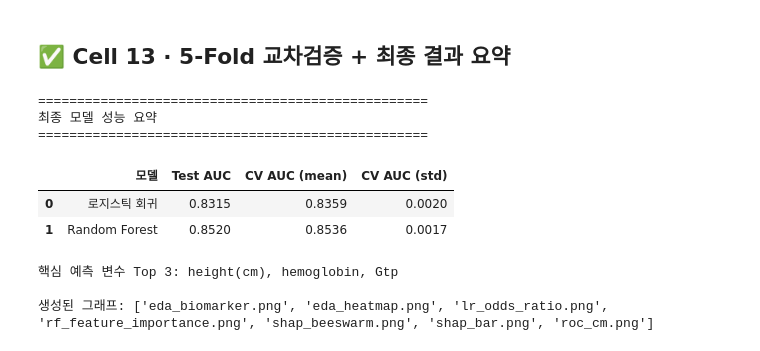
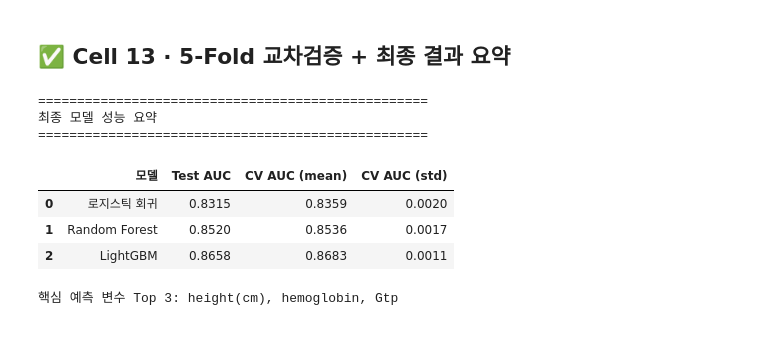
Before and after one commit to runmc3812/Healthcare_Informatics_Integration-2026-, a Jupyter notebook: 4조/smoker_biosignal_analysis.ipynb, the cells around one changed output. Cells and saved outputs as stored; diff of their text form; code cells hidden in the pictures.

```diff
--- a/4조/smoker_biosignal_analysis.ipynb
+++ b/4조/smoker_biosignal_analysis.ipynb
@@ -368,0 +371,20 @@ plt.show()
+# %%
+!pip install -q lightgbm
+from lightgbm import LGBMClassifier
+
+lgbm = LGBMClassifier(
+    n_estimators=500, learning_rate=0.05,
+    max_depth=6, num_leaves=63,
+    subsample=0.8, colsample_bytree=0.8,
+    random_state=42, n_jobs=-1, verbose=-1
+)
+lgbm.fit(X_train, y_train,
+         eval_set=[(X_test, y_test)],
+         callbacks=[])
+
+y_prob_lgbm = lgbm.predict_proba(X_test)[:, 1]
+y_pred_lgbm = lgbm.predict(X_test)
+auc_lgbm    = roc_auc_score(y_test, y_prob_lgbm)
+
+print(f"LightGBM  AUC: {auc_lgbm:.4f}\n")
+print(classification_report(y_test, y_pred_lgbm, target_names=['비흡연자', '흡연자']))
@@ -426,34 +503,32 @@ plt.show()
 # %% [markdown]
 ## ✅ Cell 13 · 5-Fold 교차검증 + 최종 결과 요약
 # %%
-cv    = StratifiedKFold(n_splits=5, shuffle=True, random_state=42)
-cv_lr = cross_val_score(lr_pipe, X, y, cv=cv, scoring='roc_auc', n_jobs=-1)
-cv_rf = cross_val_score(rf,      X, y, cv=cv, scoring='roc_auc', n_jobs=-1)
+# Cell 13 교체 전체 코드
+cv      = StratifiedKFold(n_splits=5, shuffle=True, random_state=42)
+cv_lr   = cross_val_score(lr_pipe, X, y, cv=cv, scoring='roc_auc', n_jobs=-1)
+cv_rf   = cross_val_score(rf,      X, y, cv=cv, scoring='roc_auc', n_jobs=-1)
+cv_lgbm = cross_val_score(lgbm,    X, y, cv=cv, scoring='roc_auc', n_jobs=-1)
 
 result = pd.DataFrame({
-    '모델'         : ['로지스틱 회귀', 'Random Forest'],
-    'Test AUC'     : [round(auc_lr, 4), round(auc_rf, 4)],
-    'CV AUC (mean)': [round(cv_lr.mean(), 4), round(cv_rf.mean(), 4)],
-    'CV AUC (std)' : [round(cv_lr.std(), 4),  round(cv_rf.std(), 4)],
+    '모델'         : ['로지스틱 회귀', 'Random Forest', 'LightGBM'],
+    'Test AUC'     : [round(auc_lr,4), round(auc_rf,4), round(auc_lgbm,4)],
+    'CV AUC (mean)': [round(cv_lr.mean(),4), round(cv_rf.mean(),4), round(cv_lgbm.mean(),4)],
+    'CV AUC (std)' : [round(cv_lr.std(),4),  round(cv_rf.std(),4),  round(cv_lgbm.std(),4)],
 })
 print('=' * 50)
 print('최종 모델 성능 요약')
 print('=' * 50)
 display(result)
 
 top3 = (pd.DataFrame({'변수': FEATURE_COLS, '중요도': rf.feature_importances_})
         .sort_values('중요도', ascending=False).head(3)['변수'].tolist())
 print(f"\n핵심 예측 변수 Top 3: {', '.join(top3)}")
-print("\n생성된 그래프:",
-      ['eda_biomarker.png','eda_heatmap.png','lr_odds_ratio.png',
-       'rf_feature_importance.png','shap_beeswarm.png','shap_bar.png','roc_cm.png'])
 # %% [output]
 ==================================================
 최종 모델 성능 요약
 ==================================================
 |  | 모델 | Test AUC | CV AUC (mean) | CV AUC (std) |
 | 0 | 로지스틱 회귀 | 0.8315 | 0.8359 | 0.0020 |
 | 1 | Random Forest | 0.8520 | 0.8536 | 0.0017 |
+| 2 | LightGBM | 0.8658 | 0.8683 | 0.0011 |
 핵심 예측 변수 Top 3: height(cm), hemoglobin, Gtp
-
-생성된 그래프: ['eda_biomarker.png', 'eda_heatmap.png', 'lr_odds_ratio.png', 'rf_feature_importance.png', 'shap_beeswarm.png', 'shap_bar.png', 'roc_cm.png']
```
Also changed, not shown: parts of 7 cells of this notebook.
